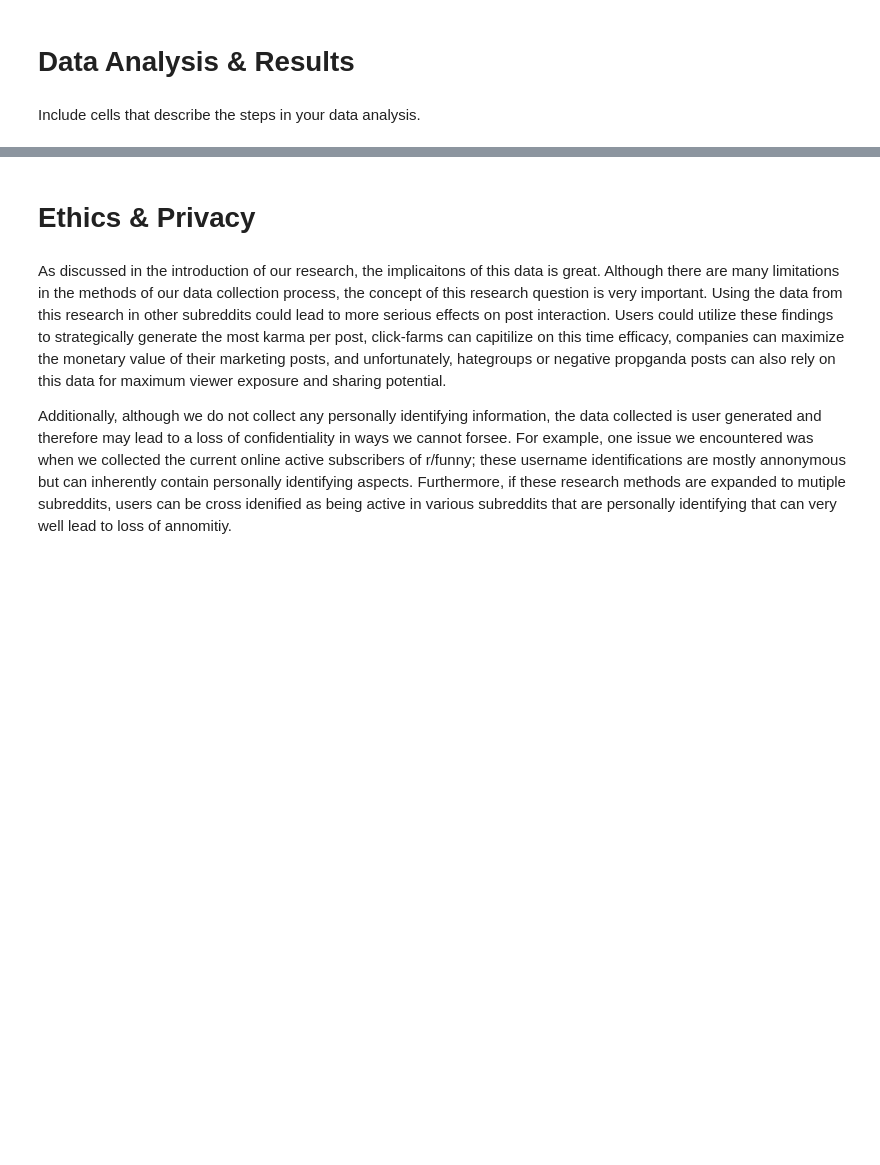
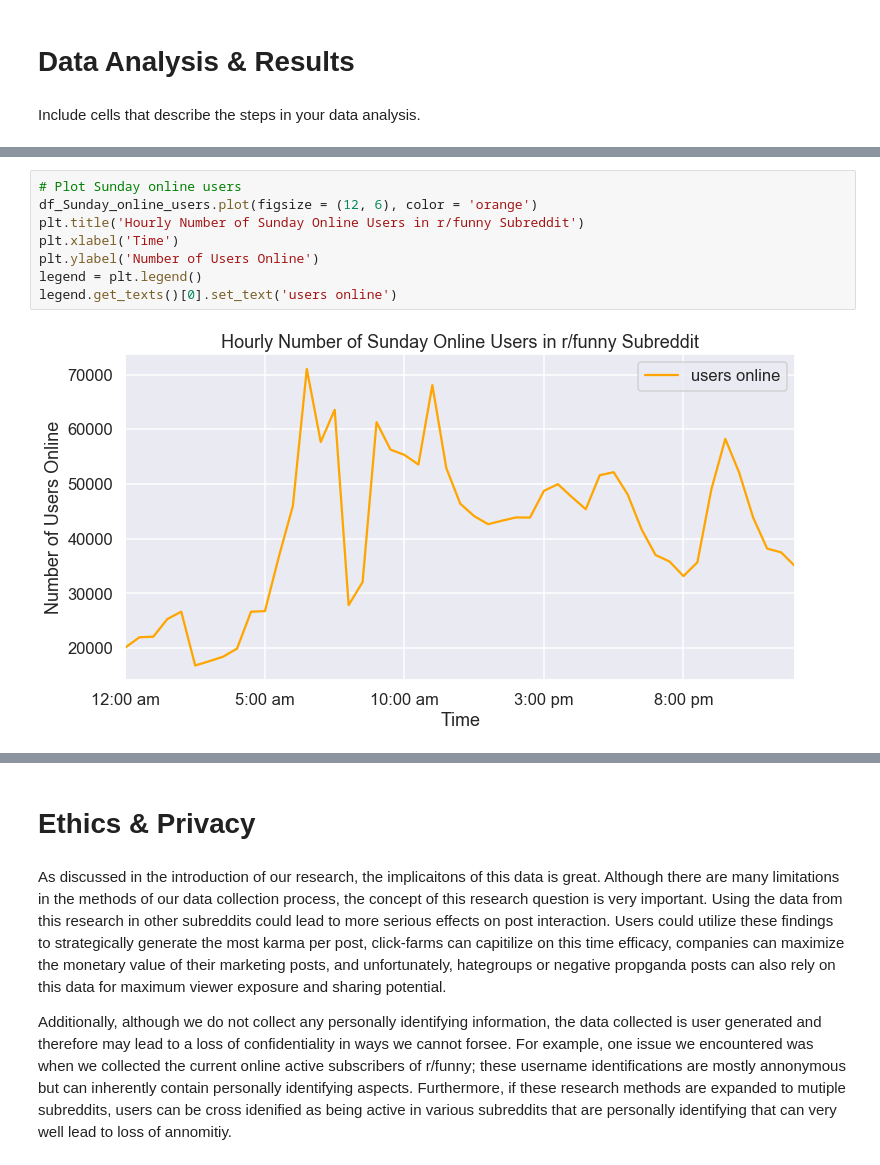
Before and after one commit to cs1212/COGS108_Reddit-Data-Analysis, a Jupyter notebook: FinalProject.ipynb, the cells around one changed output, grey strips where cells are left out. Cells and saved outputs as stored; diff of their text form; blank space fills up the shorter version.

```diff
--- a/FinalProject.ipynb
+++ b/FinalProject.ipynb
@@ -317,0 +375,10 @@ Include cells that describe the steps in your data analysis.
+# %%
+# Plot Sunday online users
+df_Sunday_online_users.plot(figsize = (12, 6), color = 'orange')
+plt.title('Hourly Number of Sunday Online Users in r/funny Subreddit')
+plt.xlabel('Time')
+plt.ylabel('Number of Users Online')
+legend = plt.legend()
+legend.get_texts()[0].set_text('users online')
+# %% [output]
+[figure, added]
```
Also changed, not shown: parts of 45 cells of this notebook.
